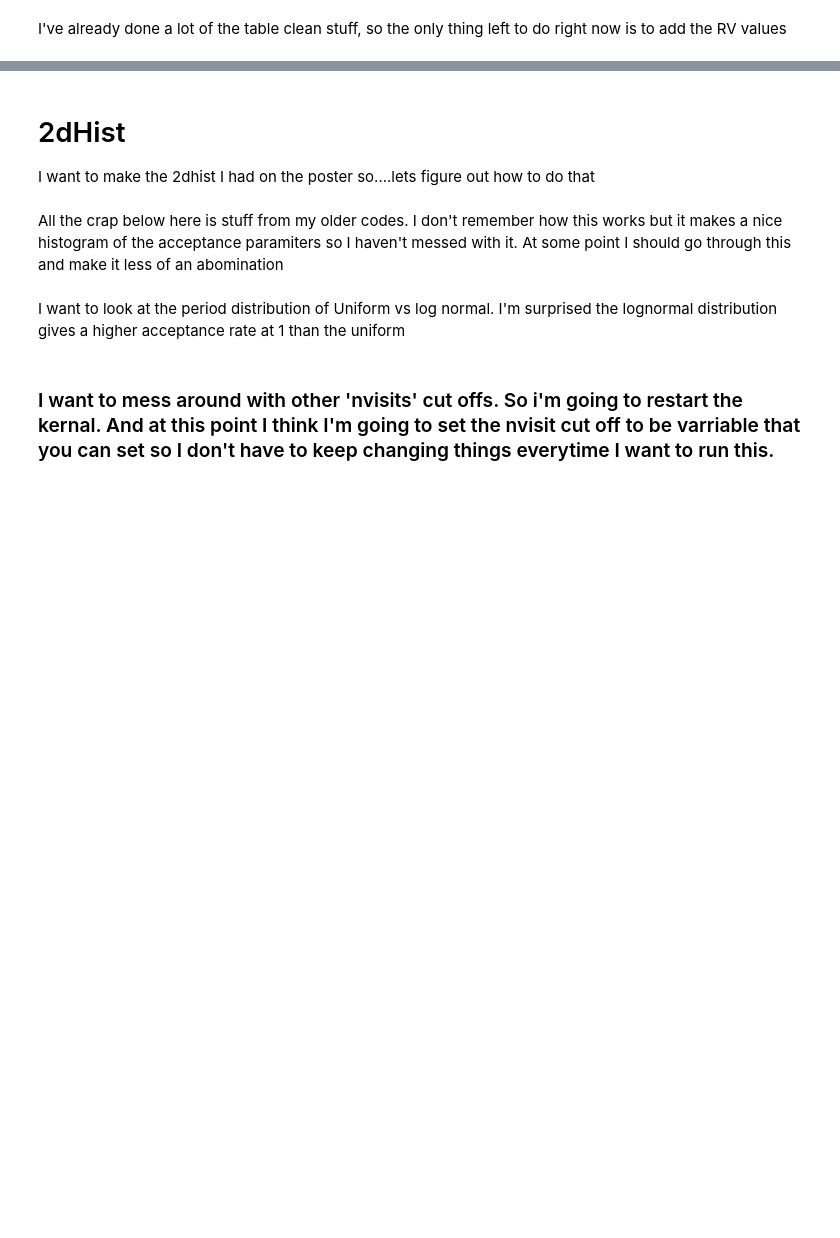
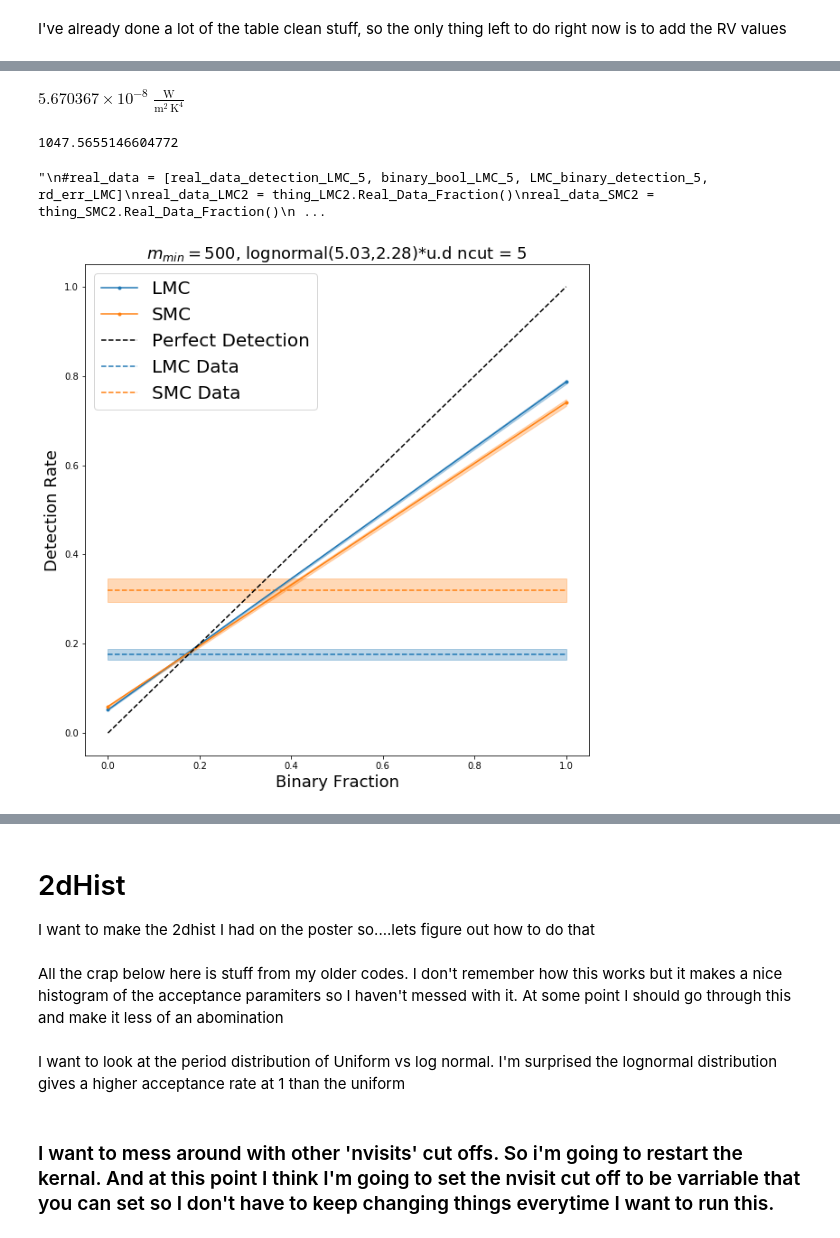
Before and after one commit to CodyDBrown/Binary-Search, a Jupyter notebook: Stuff with graphs.ipynb, the cells around one changed output, grey strips where cells are left out. Drawn from its saved outputs; the diff is of its cells as text; code cells hidden in the pictures; blank space fills up the shorter version.

```diff
--- a/Stuff with graphs.ipynb
+++ b/Stuff with graphs.ipynb
@@ -122,0 +74,4 @@ plt.show()
+# %%
+sigma_sb
+# %% [output]
+$5.670367 \times 10^{-8} \; \mathrm{\frac{W}{m^{2}\,K^{4}}}$
@@ -122,0 +103,54 @@ plt.show()
+# %%
+1*u.solMass.to(u.jupiterMass)
+# %% [output]
+1047.5655146604772
+# %%
+#real_data = [real_data_detection_LMC_5, binary_bool_LMC_5, LMC_binary_detection_5, rd_err_LMC]
+real_data_LMC = thing_LMC.Real_Data_Fraction()
+real_data_SMC = thing_SMC.Real_Data_Fraction()
+
+#synthetic_rates = [p_value_result_LMC, binary_result_LMC,  detection_rate_LMC, errors_LMC]
+synthetic_rates_LMC = thing_LMC.synthetic_detection_rate(500,'L',True,False,[0,1],30)
+synthetic_rates_SMC = thing_SMC.synthetic_detection_rate(500,'L',True,False,[0,1],30)
+"""
+#real_data = [real_data_detection_LMC_5, binary_bool_LMC_5, LMC_binary_detection_5, rd_err_LMC]
+real_data_LMC2 = thing_LMC2.Real_Data_Fraction()
+real_data_SMC2 = thing_SMC2.Real_Data_Fraction()
+
+#synthetic_rates = [p_value_result_LMC, binary_result_LMC,  detection_rate_LMC, errors_LMC]
+synthetic_rates_LMC2 = thing_LMC2.synthetic_detection_rate(200,'L',True,False,[0,1],30)
+synthetic_rates_SMC2 = thing_SMC2.synthetic_detection_rate(200,'L',True,False,[0,1],30)
+"""
+# %% [output]
+"\n#real_data = [real_data_detection_LMC_5, binary_bool_LMC_5, LMC_binary_detection_5, rd_err_LMC]\nreal_data_LMC2 = thing_LMC2.Real_Data_Fraction()\nreal_data_SMC2 = thing_SMC2.Real_Data_Fraction()\n ...
+# %%
+plt.figure(figsize = (10,10))
+b_frac = [0,1]
+plt.plot(b_frac, synthetic_rates_LMC[2],'.-', color = 'C0', label = 'LMC')
+plt.hlines(real_data_LMC[2], 0 ,1, color = 'C0', linestyles='dashed', label = 'LMC Data')
+plt.fill_between([0,1],
+                 [synthetic_rates_LMC[3][0][1], synthetic_rates_LMC[3][1][1]],
+                 [synthetic_rates_LMC[3][0][0], synthetic_rates_LMC[3][1][0]],
+                 alpha = 0.3, color = 'C0')
+plt.fill_between([0,1], real_data_LMC[3][0][0], real_data_LMC[3][0][1], alpha = 0.3, color = 'C0')
+
+#plt.plot(b_frac, detection_rate_SMC, '.-', color = 'C1', label = 'SMC')
+#plt.hlines(SMC_binary_detection_5, 0 ,1, color = 'C1', linestyles='dashed', label = 'SMC Data')
+#plt.fill_between([0,1], [errors_SMC[0][1],errors_SMC[1][1]], [errors_SMC[0][0], errors_SMC[1][0]], alpha = 0.3, color = 'C1')
+#plt.fill_between([0,1], rd_err_SMC[0][0], rd_err_SMC[0][1], alpha = 0.3, color = 'C1')
+plt.plot(b_frac, synthetic_rates_SMC[2],'.-', color = 'C1', label = 'SMC')
+plt.hlines(real_data_SMC[2], 0 ,1, color = 'C1', linestyles='dashed', label = 'SMC Data')
+plt.fill_between([0,1],
+                 [synthetic_rates_SMC[3][0][1], synthetic_rates_SMC[3][1][1]],
+                 [synthetic_rates_SMC[3][0][0], synthetic_rates_SMC[3][1][0]],
+                 alpha = 0.3, color = 'C1')
+plt.fill_between([0,1], real_data_SMC[3][0][0], real_data_SMC[3][0][1], alpha = 0.3, color = 'C1')
+
+plt.plot([0,1],[0,1],'--', color = 'black',label = 'Perfect Detection')
+plt.xlabel('Binary Fraction', size = 18)
+plt.ylabel('Detection Rate', size = 18)
+plt.title('$m_{min} = 500$, lognormal(5.03,2.28)*u.d ncut = 5', size = 18)
+plt.legend(prop = {'size': 20})
+plt.show()
+# %% [output]
+[figure, added]
```
Also changed, not shown: parts of 60 cells of this notebook, 1 other file.
